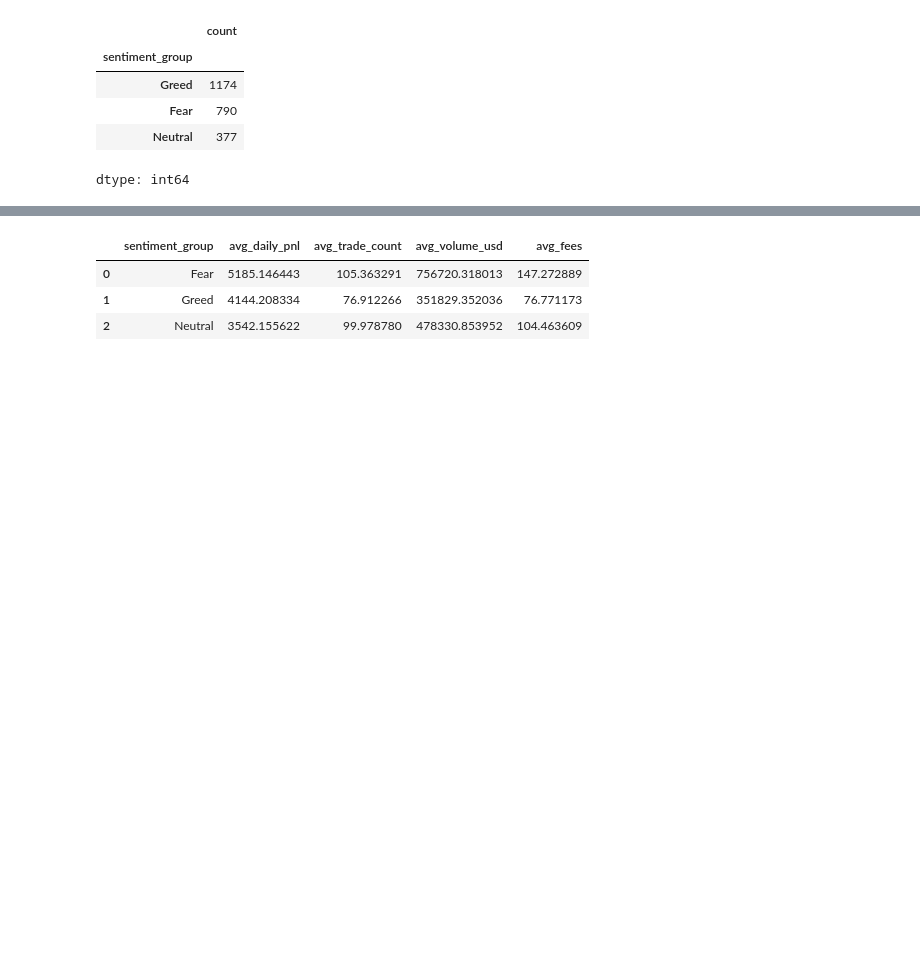
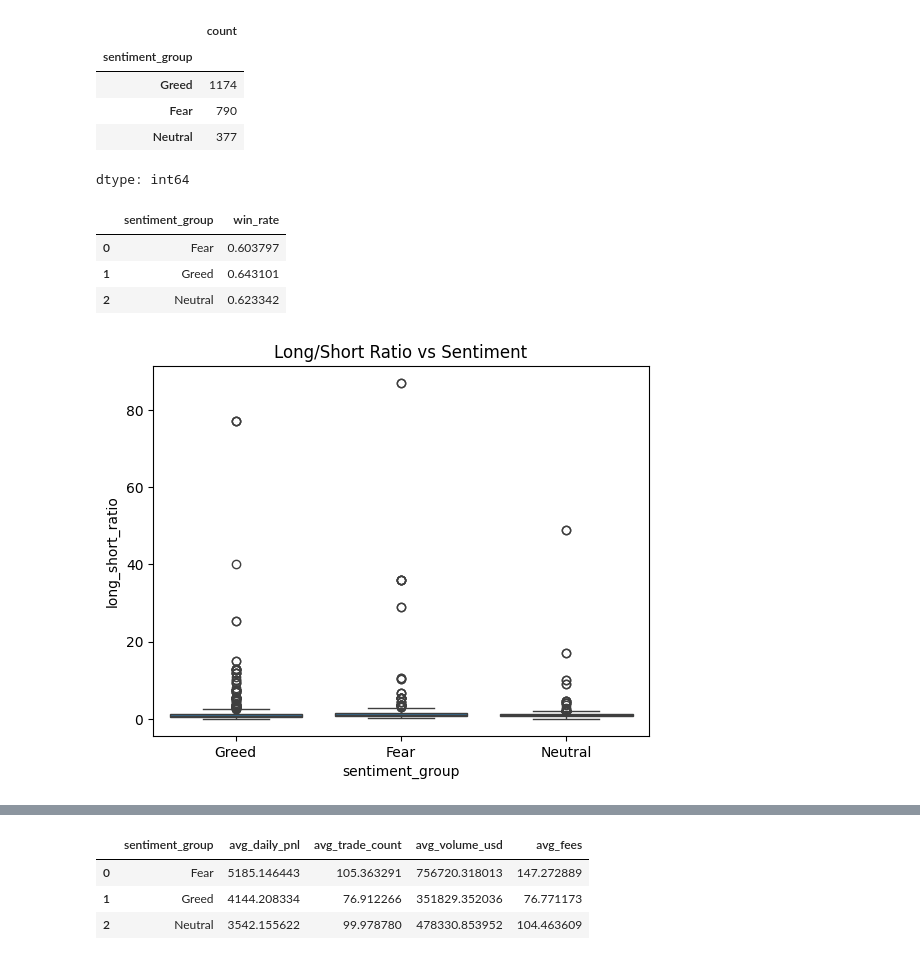
Before and after one commit to gita1068/gita_ds, a Jupyter notebook: notebook_1.ipynb, the cells around one changed output, grey strips where cells are left out. Drawn from its saved outputs; the diff is of its cells as text; code cells hidden in the pictures; blank space fills up the shorter version.

```diff
--- a/notebook_1.ipynb
+++ b/notebook_1.ipynb
@@ -101,3 +132,16 @@ sentiment[['date', 'sentiment_date', 'classification']].head()
 | 2 | 2018-02-03 | 2018-02-03 | Fear |
 | 3 | 2018-02-04 | 2018-02-04 | Extreme Fear |
 | 4 | 2018-02-05 | 2018-02-05 | Extreme Fear |
+# %%
+# Long vs Short behavior per day
+long_short_daily = (
+    trades.groupby(['trade_date','Side'])
+    .size()
+    .reset_index(name='count')
+)
+
+long_short_ratio = long_short_daily.pivot(index='trade_date', columns='Side', values='count')
+long_short_ratio['long_short_ratio'] = long_short_ratio['BUY'] / long_short_ratio['SELL']
+long_short_ratio = long_short_ratio.reset_index()
+
+long_short_ratio.head()
@@ -143,6 +194,10 @@ merged['classification'].value_counts(dropna=False)
 | Extreme Fear | 160 |
 | NaN | 1 |
 dtype: int64
+# %%
+merged = merged.merge(long_short_ratio[['trade_date','long_short_ratio']],
+                      on='trade_date',
+                      how='left')
 # %%
 def simplify_sentiment(x):
     if x in ['Extreme Fear', 'Fear']:
@@ -162,3 +217,26 @@ merged['sentiment_group'].value_counts()
 | Fear | 790 |
 | Neutral | 377 |
 dtype: int64
+# %%
+# Win rate
+merged['is_profit'] = merged['total_pnl'] > 0
+
+win_rate = (
+    merged.groupby('sentiment_group')['is_profit']
+    .mean()
+    .reset_index(name='win_rate')
+)
+
+win_rate
+# %% [output]
+|  | sentiment_group | win_rate |
+| 0 | Fear | 0.603797 |
+| 1 | Greed | 0.643101 |
+| 2 | Neutral | 0.623342 |
+# %%
+sns.boxplot(data=merged, x='sentiment_group', y='long_short_ratio')
+plt.title("Long/Short Ratio vs Sentiment")
+plt.savefig('/content/drive/MyDrive/ds_gita/outputs/long_short_vs_sentiment.png', dpi=300)
+plt.show()
+# %% [output]
+[figure, added]
```
Also changed, not shown: parts of 16 cells of this notebook.
